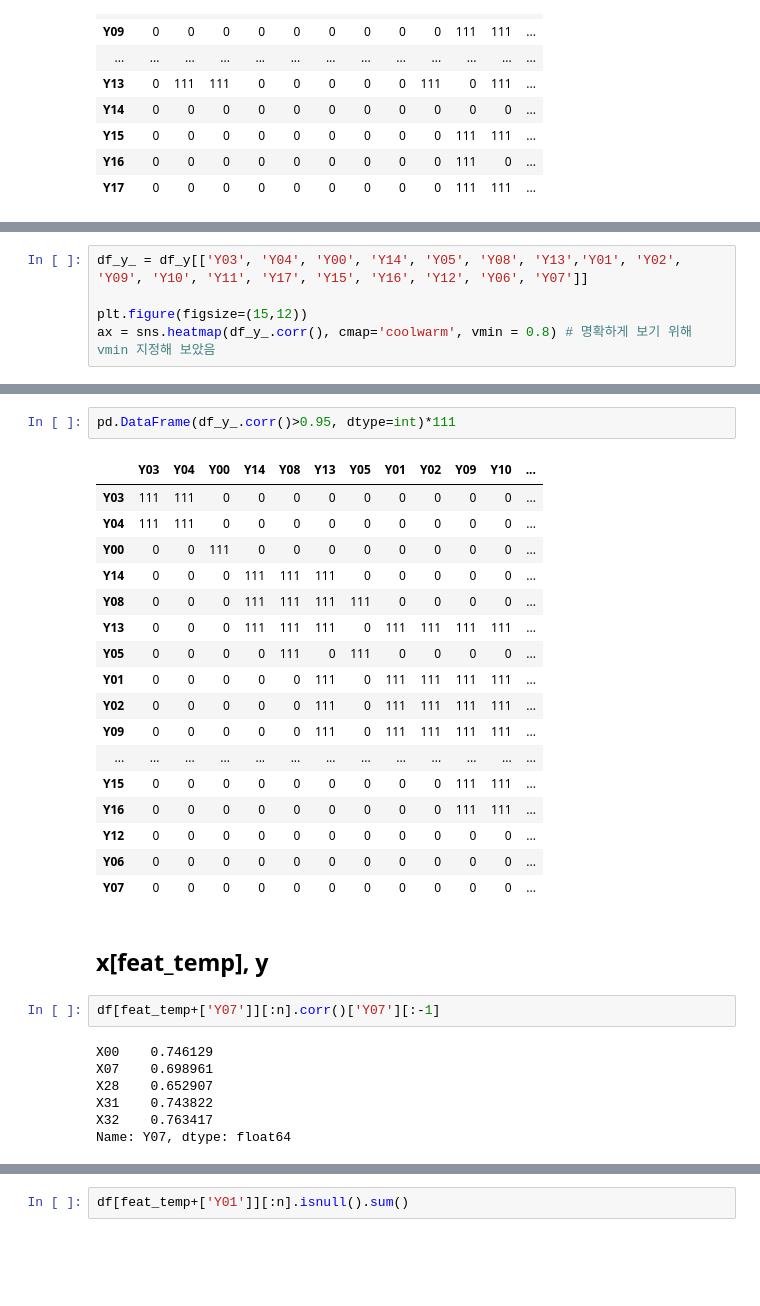
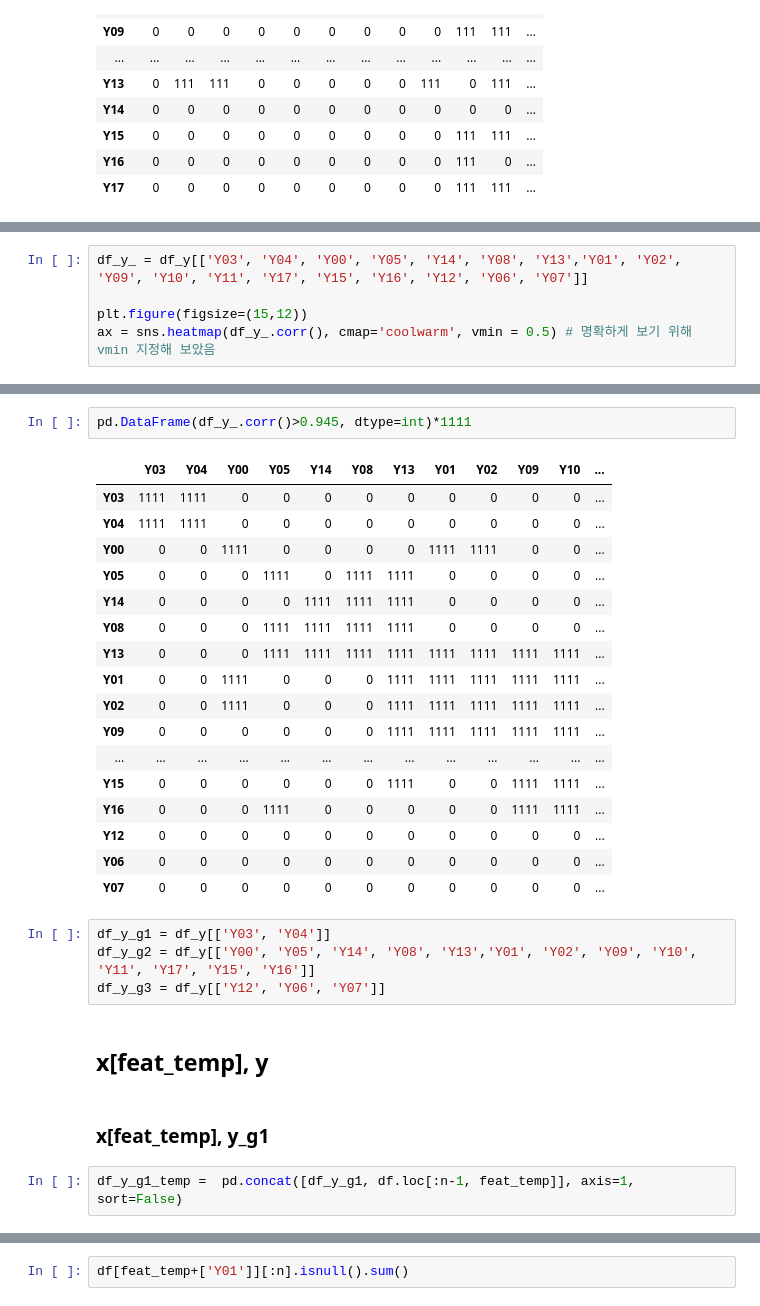
Before and after one commit to YunjinPark/dacon_temperature_forecasts, a Jupyter notebook: eda.ipynb, the cells around one changed output, grey strips where cells are left out. Saved outputs shown, nothing was run; the diff lists cells and outputs as text; blank space fills up the shorter version.

```diff
--- a/eda.ipynb
+++ b/eda.ipynb
@@ -509,7 +508,7 @@ ax = sns.heatmap(df_y.corr(), cmap='coolwarm')
  'Y12', 'Y06', 'Y07'
 # %%
-df_y_ = df_y[['Y03', 'Y04', 'Y00', 'Y14', 'Y05', 'Y08', 'Y13','Y01', 'Y02', 'Y09', 'Y10', 'Y11', 'Y17', 'Y15', 'Y16', 'Y12', 'Y06', 'Y07']]
+df_y_ = df_y[['Y03', 'Y04', 'Y00', 'Y05', 'Y14', 'Y08', 'Y13','Y01', 'Y02', 'Y09', 'Y10', 'Y11', 'Y17', 'Y15', 'Y16', 'Y12', 'Y06', 'Y07']]
 
 plt.figure(figsize=(15,12))
-ax = sns.heatmap(df_y_.corr(), cmap='coolwarm', vmin = 0.8) # 명확하게 보기 위해 vmin 지정해 보았음
+ax = sns.heatmap(df_y_.corr(), cmap='coolwarm', vmin = 0.5) # 명확하게 보기 위해 vmin 지정해 보았음
 # %% [output]
@@ -517,31 +516,30 @@ ax = sns.heatmap(df_y_.corr(), cmap='coolwarm', vmin = 0.8) # 명확하게 보
 # %%
-pd.DataFrame(df_y_.corr()>0.95, dtype=int)*111
+pd.DataFrame(df_y_.corr()>0.945, dtype=int)*1111
 # %% [output]
-|  | Y03 | Y04 | Y00 | Y14 | Y08 | Y13 | Y05 | Y01 | Y02 | Y09 | Y10 | ... |
-| Y03 | 111 | 111 | 0 | 0 | 0 | 0 | 0 | 0 | 0 | 0 | 0 | ... |
-| Y04 | 111 | 111 | 0 | 0 | 0 | 0 | 0 | 0 | 0 | 0 | 0 | ... |
-| Y00 | 0 | 0 | 111 | 0 | 0 | 0 | 0 | 0 | 0 | 0 | 0 | ... |
-| Y14 | 0 | 0 | 0 | 111 | 111 | 111 | 0 | 0 | 0 | 0 | 0 | ... |
-| Y08 | 0 | 0 | 0 | 111 | 111 | 111 | 111 | 0 | 0 | 0 | 0 | ... |
-| Y13 | 0 | 0 | 0 | 111 | 111 | 111 | 0 | 111 | 111 | 111 | 111 | ... |
-| Y05 | 0 | 0 | 0 | 0 | 111 | 0 | 111 | 0 | 0 | 0 | 0 | ... |
-| Y01 | 0 | 0 | 0 | 0 | 0 | 111 | 0 | 111 | 111 | 111 | 111 | ... |
-| Y02 | 0 | 0 | 0 | 0 | 0 | 111 | 0 | 111 | 111 | 111 | 111 | ... |
-| Y09 | 0 | 0 | 0 | 0 | 0 | 111 | 0 | 111 | 111 | 111 | 111 | ... |
+|  | Y03 | Y04 | Y00 | Y05 | Y14 | Y08 | Y13 | Y01 | Y02 | Y09 | Y10 | ... |
+| Y03 | 1111 | 1111 | 0 | 0 | 0 | 0 | 0 | 0 | 0 | 0 | 0 | ... |
+| Y04 | 1111 | 1111 | 0 | 0 | 0 | 0 | 0 | 0 | 0 | 0 | 0 | ... |
+| Y00 | 0 | 0 | 1111 | 0 | 0 | 0 | 0 | 1111 | 1111 | 0 | 0 | ... |
+| Y05 | 0 | 0 | 0 | 1111 | 0 | 1111 | 1111 | 0 | 0 | 0 | 0 | ... |
+| Y14 | 0 | 0 | 0 | 0 | 1111 | 1111 | 1111 | 0 | 0 | 0 | 0 | ... |
+| Y08 | 0 | 0 | 0 | 1111 | 1111 | 1111 | 1111 | 0 | 0 | 0 | 0 | ... |
+| Y13 | 0 | 0 | 0 | 1111 | 1111 | 1111 | 1111 | 1111 | 1111 | 1111 | 1111 | ... |
+| Y01 | 0 | 0 | 1111 | 0 | 0 | 0 | 1111 | 1111 | 1111 | 1111 | 1111 | ... |
+| Y02 | 0 | 0 | 1111 | 0 | 0 | 0 | 1111 | 1111 | 1111 | 1111 | 1111 | ... |
+| Y09 | 0 | 0 | 0 | 0 | 0 | 0 | 1111 | 1111 | 1111 | 1111 | 1111 | ... |
 | ... | ... | ... | ... | ... | ... | ... | ... | ... | ... | ... | ... | ... |
-| Y15 | 0 | 0 | 0 | 0 | 0 | 0 | 0 | 0 | 0 | 111 | 111 | ... |
-| Y16 | 0 | 0 | 0 | 0 | 0 | 0 | 0 | 0 | 0 | 111 | 111 | ... |
+| Y15 | 0 | 0 | 0 | 0 | 0 | 0 | 1111 | 0 | 0 | 1111 | 1111 | ... |
+| Y16 | 0 | 0 | 0 | 1111 | 0 | 0 | 0 | 0 | 0 | 1111 | 1111 | ... |
 | Y12 | 0 | 0 | 0 | 0 | 0 | 0 | 0 | 0 | 0 | 0 | 0 | ... |
 | Y06 | 0 | 0 | 0 | 0 | 0 | 0 | 0 | 0 | 0 | 0 | 0 | ... |
 | Y07 | 0 | 0 | 0 | 0 | 0 | 0 | 0 | 0 | 0 | 0 | 0 | ... |
+# %%
+df_y_g1 = df_y[['Y03', 'Y04']]
+df_y_g2 = df_y[['Y00', 'Y05', 'Y14', 'Y08', 'Y13','Y01', 'Y02', 'Y09', 'Y10', 'Y11', 'Y17', 'Y15', 'Y16']]
+df_y_g3 = df_y[['Y12', 'Y06', 'Y07']]
 # %% [markdown]
 ## x[feat_temp],  y
-# %%
-df[feat_temp+['Y07']][:n].corr()['Y07'][:-1]
-# %% [output]
-X00    0.746129
-X07    0.698961
-X28    0.652907
-X31    0.743822
-X32    0.763417
-Name: Y07, dtype: float64
+# %% [markdown]
+### x[feat_temp], y_g1
+# %%
+df_y_g1_temp =  pd.concat([df_y_g1, df.loc[:n-1, feat_temp]], axis=1, sort=False)
```
Also changed, not shown: parts of 28 cells of this notebook.
